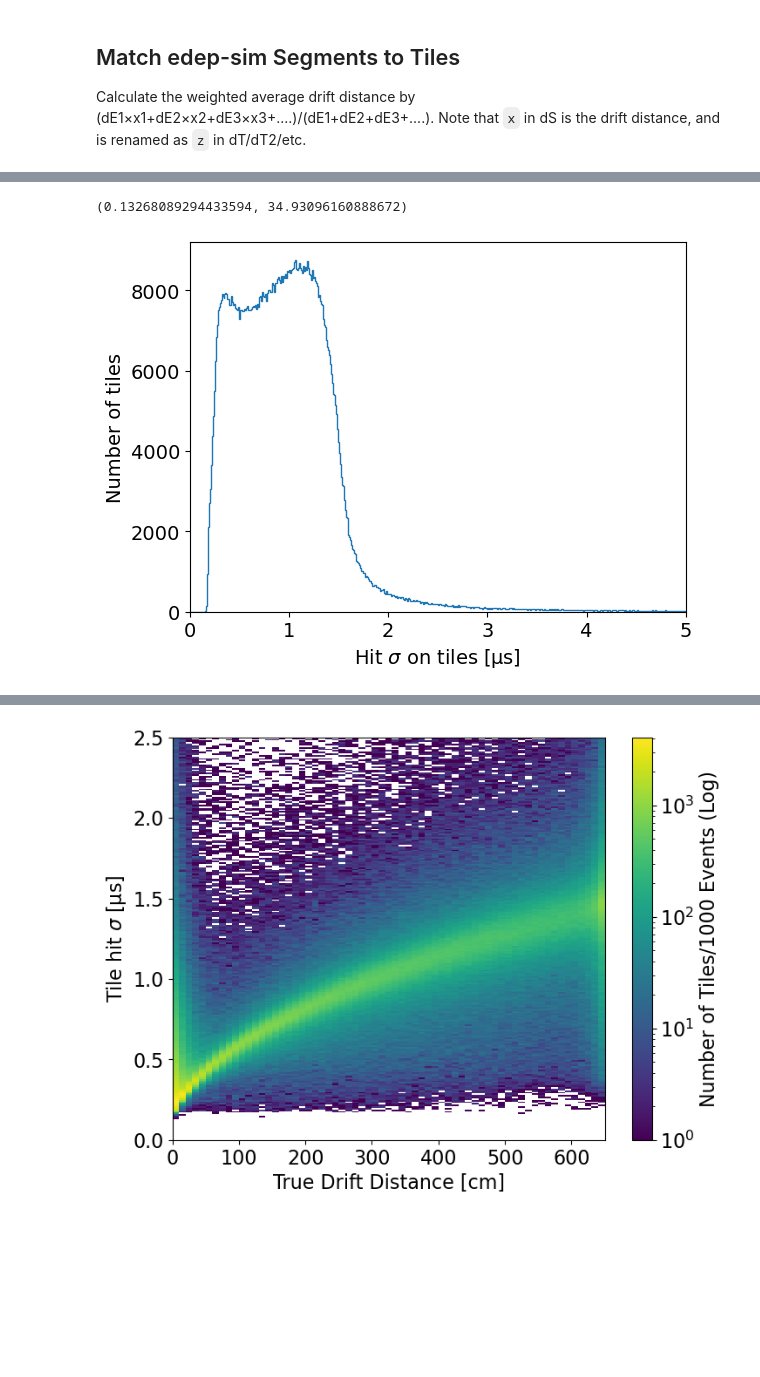
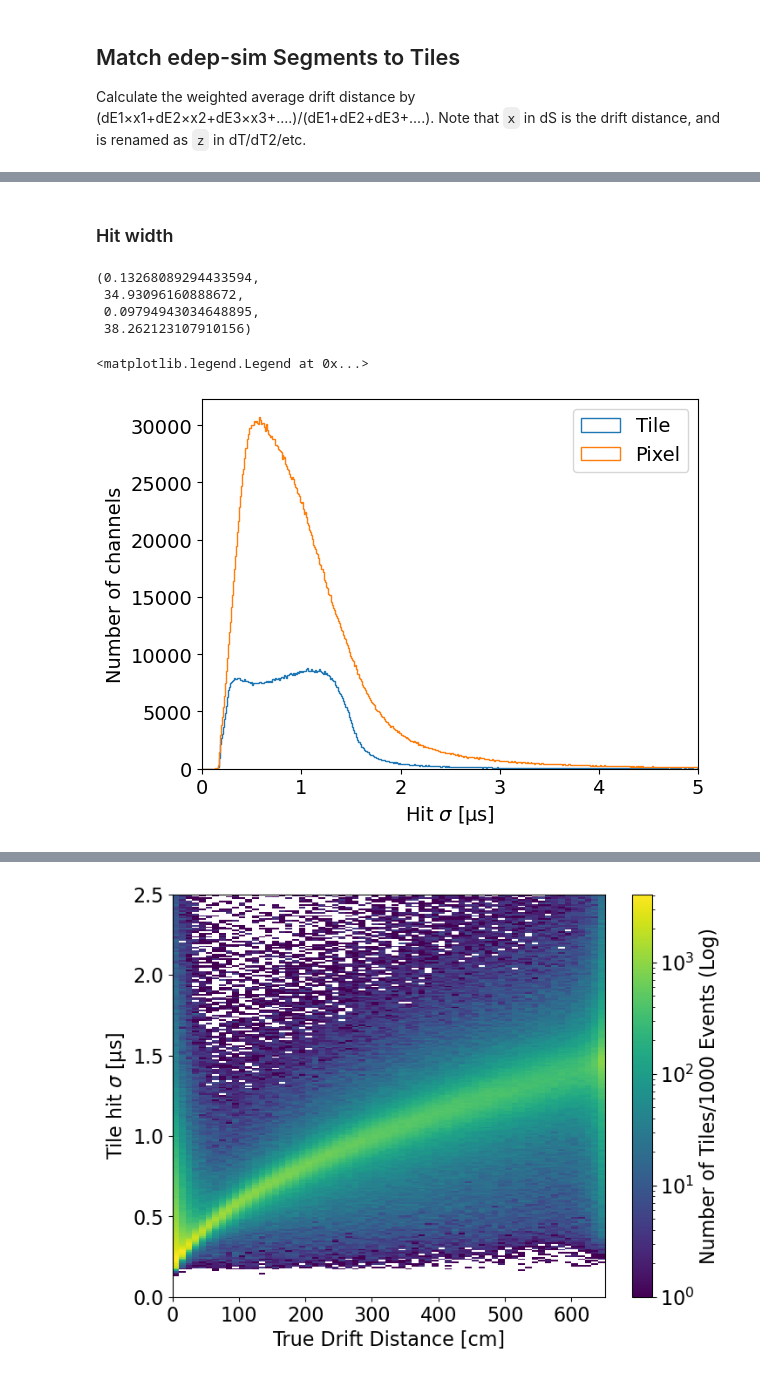
Before and after one commit to wangbtc/GAMPix4SNe, a Jupyter notebook: Validation/detsim/studyWaveforms.ipynb, the cells around one changed output, grey strips where cells are left out. Cells and saved outputs as stored; diff of their text form; code cells hidden in the pictures; blank space fills up the shorter version.

```diff
--- a/Validation/detsim/studyWaveforms.ipynb
+++ b/Validation/detsim/studyWaveforms.ipynb
@@ -524,3 +531,8 @@ dT2 = dT2.merge(agg[["event id", "tile_id", "E", "z_avg"]],
 # handle no-match (or zero total energy) rows
 dT2["E"] = dT2["E"].fillna(0.0)
 dT2["z_avg"] = dT2["z_avg"].where(dT2["E"] > 0, np.nan)
+# %%
+dT2['drift_avg'] = 325 - dT2["z_avg"]
+# %%
+dT2['dQdn'] = dT2['charge']/dT2['n_pixels']
+dT2['dQdn'] = dT2['dQdn'].fillna(0.)
@@ -570,0 +589,27 @@ Text(0.5, 1.0, 'Sum over hit areas > 150e on pixels')
+# %%
+fig, ax = plt.subplots(1, 4, figsize = (25.6, 4.8))
+
+plt.rcParams.update({"font.size": 14})
+
+h0 = ax[0].hist2d(dT2['ratio'], dT2['ratio_3sd'], bins = (200, 200), range = [[0, 2], [0, 2]], cmap = 'viridis', norm = colors.LogNorm() )
+h1 = ax[1].hist2d(dT2['ratio'], dT2['ratio_fit'], bins = (200, 200), range = [[0, 2], [0, 2]], cmap = 'viridis', norm = colors.LogNorm() )
+h2 = ax[2].hist2d(dT2['ratio'], dT2['ratio_fit_3sd'], bins = (200, 200), range = [[0, 2], [0, 2]], cmap = 'viridis', norm = colors.LogNorm() )
+h3 = ax[3].hist2d(dT2['ratio_3sd'], dT2['ratio_fit_3sd'], bins = (200, 200), range = [[0, 2], [0, 2]], cmap = 'viridis', norm = colors.LogNorm() )
+
+for i in range(3):
+    ax[i].set_xlabel('All pixel charge/Tile charge')
+
+ax[3].set_xlabel('(Pixel charge > 150e)/Tile charge')
+
+ax[0].set_ylabel('(Pixel charge > 150e)/Tile charge')
+ax[1].set_ylabel('Pixel fit charge/Tile charge')
+
+for i in range(2, 4):
+    ax[i].set_ylabel('(Pixel fit charge > 150e)/Tile charge')
+
+for i in range(4):
+    # ax[i].tick_params(axis = "both", labelsize = fonts)
+    ax[i].set_xlim([0, 2])
+    ax[i].set_ylim([0, 2])
+    xmin, xmax = ax[i].get_xlim()
+    ax[i].plot([xmin, xmax], [xmin, xmax], linestyle = '--', color = 'lemonchiffon')
@@ -571,19 +618,25 @@ Text(0.5, 1.0, 'Sum over hit areas > 150e on pixels')
+# %% [markdown]
+### Hit width
 # %%
-dT2['fit_sigma'].min(), dT2['fit_sigma'].max()
+dT2['fit_sigma'].min(), dT2['fit_sigma'].max(), dP['fit_sigma'].min(), dP['fit_sigma'].max()
 # %% [output]
-(0.13268089294433594, 34.93096160888672)
+(0.13268089294433594,
+ 34.93096160888672,
+ 0.09794943034648895,
+ 38.262123107910156)
 # %%
 fig, ax = plt.subplots()
+plt.rcParams.update({"font.size": 14})
 
 sBins = np.linspace(0, 5, 501)
-fonts = 14
 
-ax.hist(dT2['fit_sigma'], bins = sBins, histtype = 'step')
+ax.hist(dT2['fit_sigma'], bins = sBins, histtype = 'step', label = 'Tile')
+ax.hist(dP['fit_sigma'], bins = sBins, histtype = 'step', label = 'Pixel')
 
-ax.set_xlabel(r'Hit $\sigma$ on tiles [µs]', fontsize = fonts)
-ax.set_ylabel('Number of tiles', fontsize = fonts)
+ax.set_xlabel(r'Hit $\sigma$ [µs]')
+ax.set_ylabel('Number of channels')
 ax.set_xlim([0, 5])
-ax.tick_params(axis = "both", labelsize = fonts)
-# ax.legend(loc = "center left", bbox_to_anchor = (1.02, 0.5), fontsize = fonts)
+ax.legend()
 # %% [output]
+<matplotlib.legend.Legend at 0x...>
-[figure, old version]
+[figure, new version]
```
Also changed, not shown: parts of 23 cells of this notebook, 1 other file.
